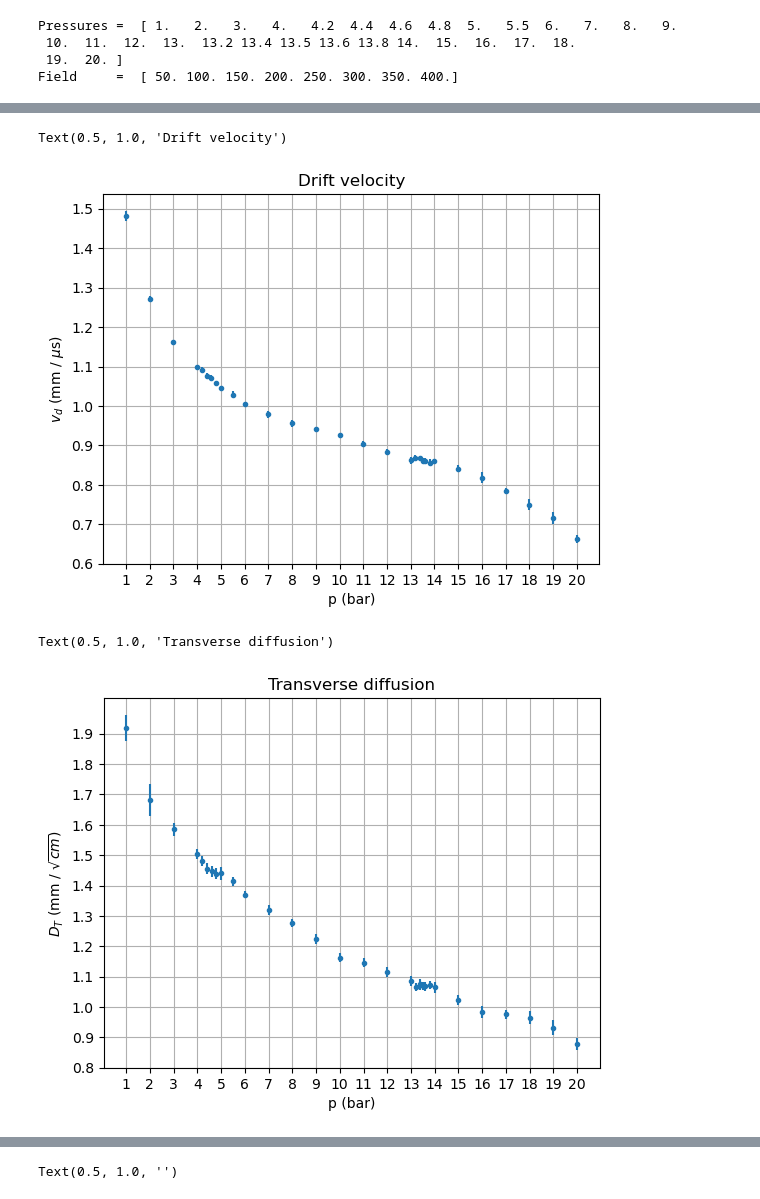
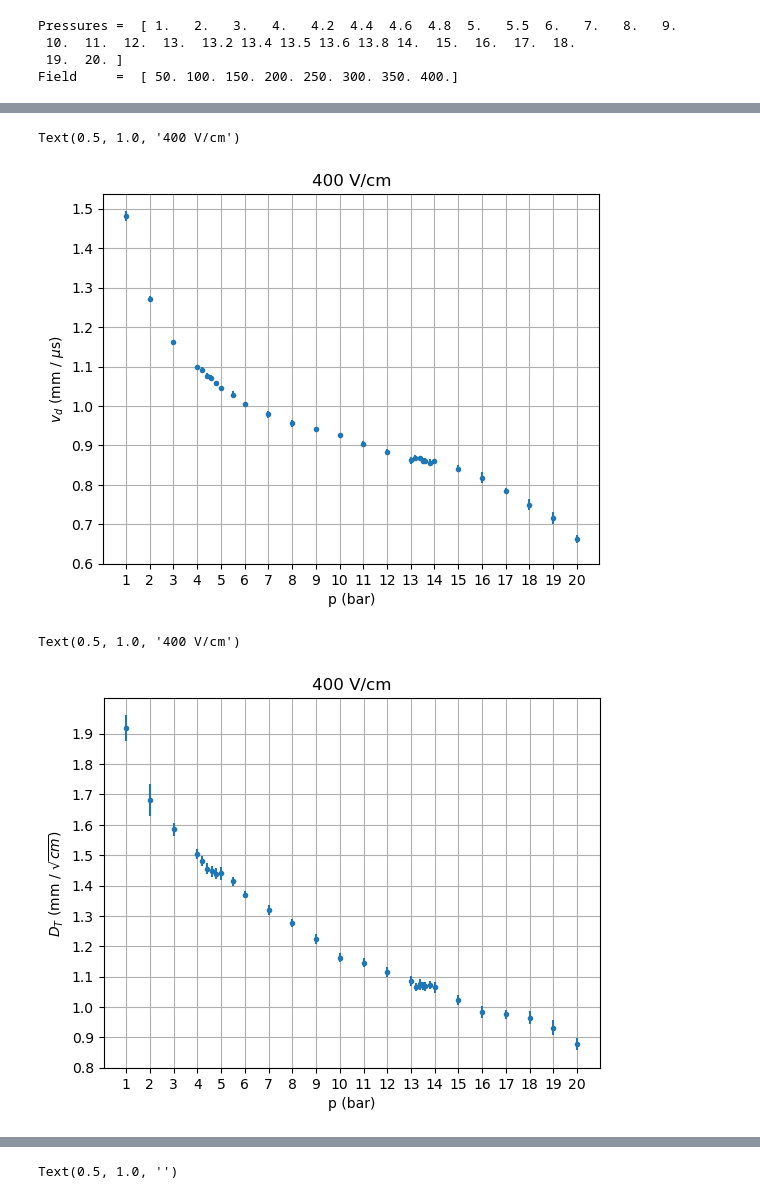
Before and after one commit to martinperezmaneiro/NEXT100_prod, a Jupyter notebook: pressure_analysis/magboltz_reader.ipynb, the cells around one changed output, grey strips where cells are left out. Saved outputs shown, nothing was run; the diff lists cells and outputs as text; code cells hidden in the pictures.

```diff
--- a/pressure_analysis/magboltz_reader.ipynb
+++ b/pressure_analysis/magboltz_reader.ipynb
@@ -60,5 +214,6 @@ import numpy as np
 # %%
-df_400 = df[df.v == 400]
+E = 400
+df_400 = df[df.v == E]
 # %%
 plt.errorbar(df_400.p, df_400.zdv, yerr=df_400.zdv_err, fmt = '.')
 plt.ylabel(r'$v_{d}$ (mm / $\mu$s)')
@@ -66,23 +221,23 @@ plt.xlabel('p (bar)')
 plt.grid()
 plt.xticks(np.arange(1, 21, 1))
 plt.yticks(np.arange(0.6, 1.6, 0.1))
-plt.title('Drift velocity')
+plt.title('{} V/cm'.format(E))
 # plt.xlim((12.9, 14.1))
 # plt.ylim((0.8, 0.9))
 # %% [output]
-Text(0.5, 1.0, 'Drift velocity')
+Text(0.5, 1.0, '400 V/cm')
-[figure, old version]
+[figure, new version]
 # %%
 plt.errorbar(df_400.p, df_400.t_diff, yerr=df_400.t_diff_err, fmt = '.')
 plt.ylabel(r'$D_{T}$ (mm / $\sqrt{cm}$)')
 plt.xlabel('p (bar)')
 plt.grid()
 plt.xticks(np.arange(1, 21, 1))
 plt.yticks(np.arange(0.8, 2, 0.1))
-plt.title('Transverse diffusion')
+plt.title('{} V/cm'.format(E))
 # %% [output]
-Text(0.5, 1.0, 'Transverse diffusion')
+Text(0.5, 1.0, '400 V/cm')
-[figure, old version]
+[figure, new version]
 # %%
 plt.errorbar(df_400.p, df_400.l_diff, yerr=df_400.l_diff_err, fmt = '.')
 plt.ylabel(r'$D_{L}$ (mm / $\sqrt{cm}$)')
```
Also changed, not shown: parts of 16 cells of this notebook, 6 other files.
